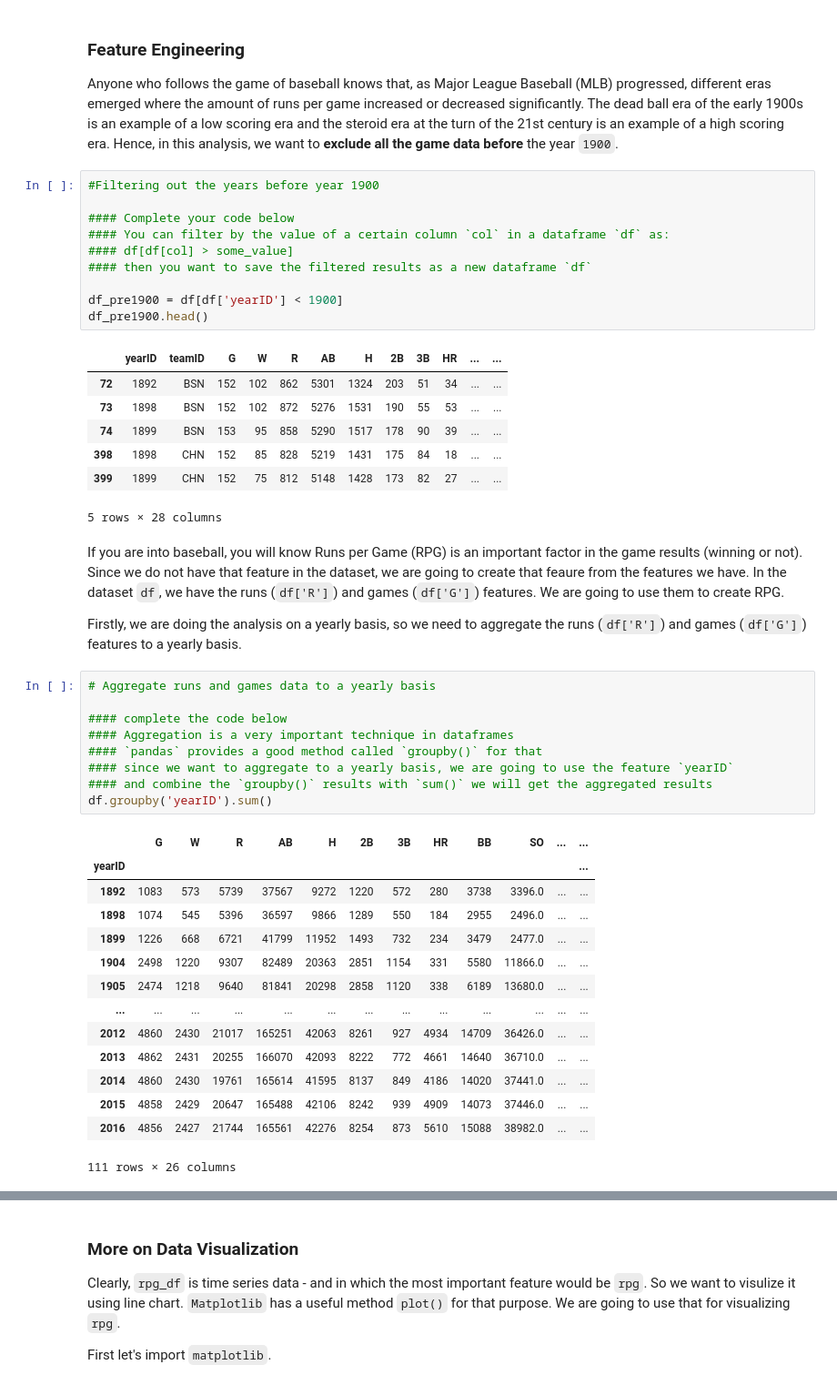
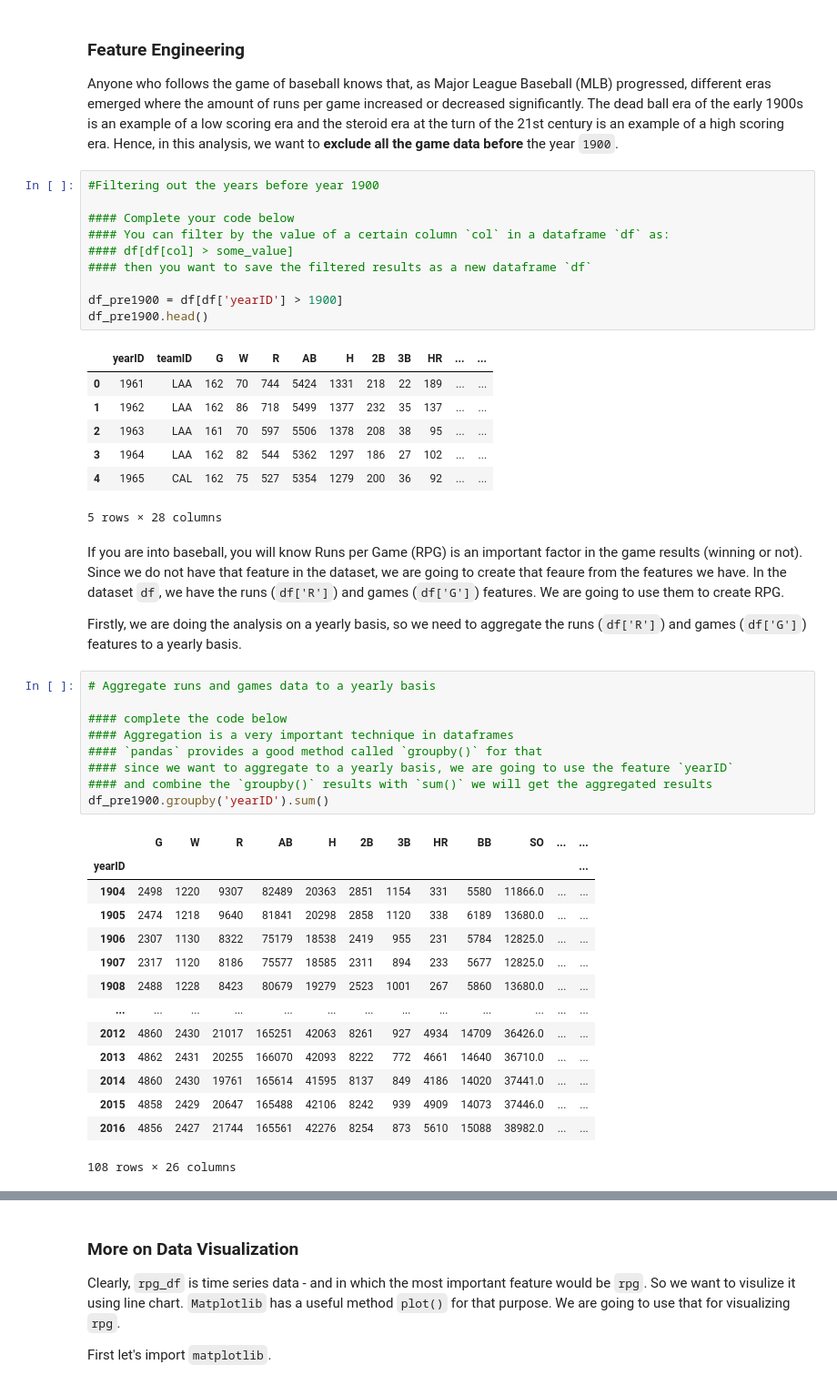
Before and after one commit to fairfield-university-ba545/week-4-aloukrezis01, a Jupyter notebook: Mini_project_1_baseball_analytics_pt2.ipynb, the cells around one changed output, grey strips where cells are left out. Shown: that part at 91% size. Saved outputs shown, nothing was run; the diff lists cells and outputs as text.

```diff
--- a/Mini_project_1_baseball_analytics_pt2.ipynb
+++ b/Mini_project_1_baseball_analytics_pt2.ipynb
@@ -96,15 +96,15 @@ Anyone who follows the game of baseball knows that, as Major League Baseball (ML
 #### df[df[col] > some_value]
 #### then you want to save the filtered results as a new dataframe `df`
 
-df_pre1900 = df[df['yearID'] < 1900]
+df_pre1900 = df[df['yearID'] > 1900]
 df_pre1900.head()
 # %% [output]
 |  | yearID | teamID | G | W | R | AB | H | 2B | 3B | HR | ... | ... |
-| 72 | 1892 | BSN | 152 | 102 | 862 | 5301 | 1324 | 203 | 51 | 34 | ... | ... |
-| 73 | 1898 | BSN | 152 | 102 | 872 | 5276 | 1531 | 190 | 55 | 53 | ... | ... |
-| 74 | 1899 | BSN | 153 | 95 | 858 | 5290 | 1517 | 178 | 90 | 39 | ... | ... |
-| 398 | 1898 | CHN | 152 | 85 | 828 | 5219 | 1431 | 175 | 84 | 18 | ... | ... |
-| 399 | 1899 | CHN | 152 | 75 | 812 | 5148 | 1428 | 173 | 82 | 27 | ... | ... |
+| 0 | 1961 | LAA | 162 | 70 | 744 | 5424 | 1331 | 218 | 22 | 189 | ... | ... |
+| 1 | 1962 | LAA | 162 | 86 | 718 | 5499 | 1377 | 232 | 35 | 137 | ... | ... |
+| 2 | 1963 | LAA | 161 | 70 | 597 | 5506 | 1378 | 208 | 38 | 95 | ... | ... |
+| 3 | 1964 | LAA | 162 | 82 | 544 | 5362 | 1297 | 186 | 27 | 102 | ... | ... |
+| 4 | 1965 | CAL | 162 | 75 | 527 | 5354 | 1279 | 200 | 36 | 92 | ... | ... |
 5 rows × 28 columns
 # %% [markdown]
 If you are into baseball, you will know Runs per Game (RPG) is an important factor in the game results (winning or not). Since we do not have that feature in the dataset, we are going to create that feaure from the features we have. In the dataset `df`, we have the runs (`df['R']`) and games (`df['G']`) features. We are going to use them to create RPG.
@@ -113,27 +113,27 @@ Firstly, we are doing the analysis on a yearly basis, so we need to aggregate th
 # %%
 # Aggregate runs and games data to a yearly basis
 
 #### complete the code below
 #### Aggregation is a very important technique in dataframes
 #### `pandas` provides a good method called `groupby()` for that
 #### since we want to aggregate to a yearly basis, we are going to use the feature `yearID`
 #### and combine the `groupby()` results with `sum()` we will get the aggregated results
-df.groupby('yearID').sum()
+df_pre1900.groupby('yearID').sum()
 # %% [output]
 |  | G | W | R | AB | H | 2B | 3B | HR | BB | SO | ... | ... |
 | yearID |  |  |  |  |  |  |  |  |  |  |  | ... |
-| 1892 | 1083 | 573 | 5739 | 37567 | 9272 | 1220 | 572 | 280 | 3738 | 3396.0 | ... | ... |
-| 1898 | 1074 | 545 | 5396 | 36597 | 9866 | 1289 | 550 | 184 | 2955 | 2496.0 | ... | ... |
-| 1899 | 1226 | 668 | 6721 | 41799 | 11952 | 1493 | 732 | 234 | 3479 | 2477.0 | ... | ... |
 | 1904 | 2498 | 1220 | 9307 | 82489 | 20363 | 2851 | 1154 | 331 | 5580 | 11866.0 | ... | ... |
 | 1905 | 2474 | 1218 | 9640 | 81841 | 20298 | 2858 | 1120 | 338 | 6189 | 13680.0 | ... | ... |
+| 1906 | 2307 | 1130 | 8322 | 75179 | 18538 | 2419 | 955 | 231 | 5784 | 12825.0 | ... | ... |
+| 1907 | 2317 | 1120 | 8186 | 75577 | 18585 | 2311 | 894 | 233 | 5677 | 12825.0 | ... | ... |
+| 1908 | 2488 | 1228 | 8423 | 80679 | 19279 | 2523 | 1001 | 267 | 5860 | 13680.0 | ... | ... |
 | ... | ... | ... | ... | ... | ... | ... | ... | ... | ... | ... | ... | ... |
 | 2012 | 4860 | 2430 | 21017 | 165251 | 42063 | 8261 | 927 | 4934 | 14709 | 36426.0 | ... | ... |
 | 2013 | 4862 | 2431 | 20255 | 166070 | 42093 | 8222 | 772 | 4661 | 14640 | 36710.0 | ... | ... |
 | 2014 | 4860 | 2430 | 19761 | 165614 | 41595 | 8137 | 849 | 4186 | 14020 | 37441.0 | ... | ... |
 | 2015 | 4858 | 2429 | 20647 | 165488 | 42106 | 8242 | 939 | 4909 | 14073 | 37446.0 | ... | ... |
 | 2016 | 4856 | 2427 | 21744 | 165561 | 42276 | 8254 | 873 | 5610 | 15088 | 38982.0 | ... | ... |
-111 rows × 26 columns
+108 rows × 26 columns
 # %%
 #### create a new pandas series called `runs_per_year`,
 #### which is aggregating runs (`df['R']`) on a yearly basis
```
Also changed, not shown: parts of 10 cells of this notebook.
